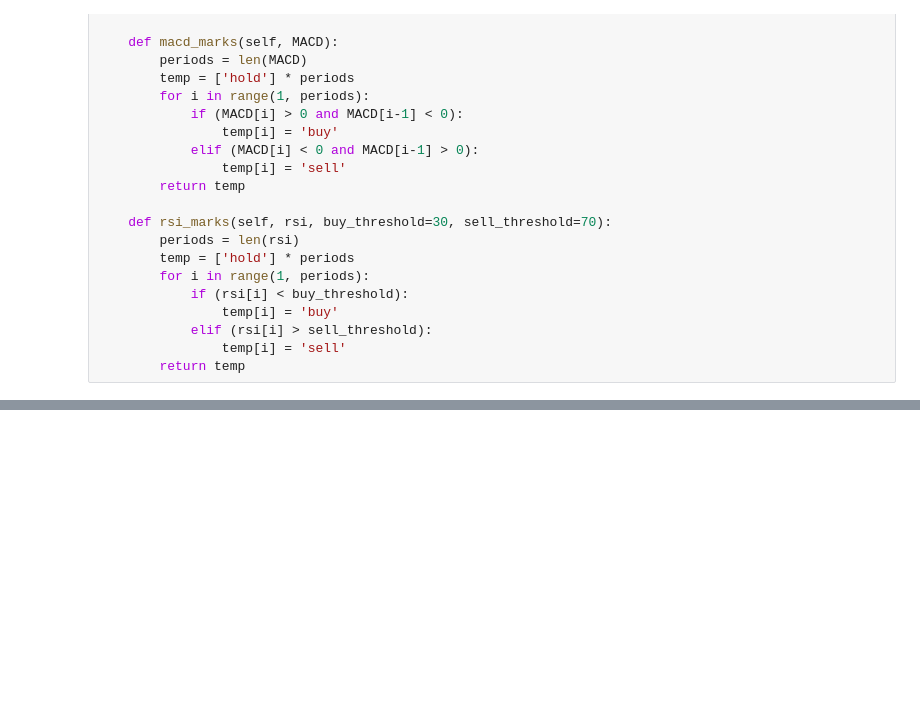
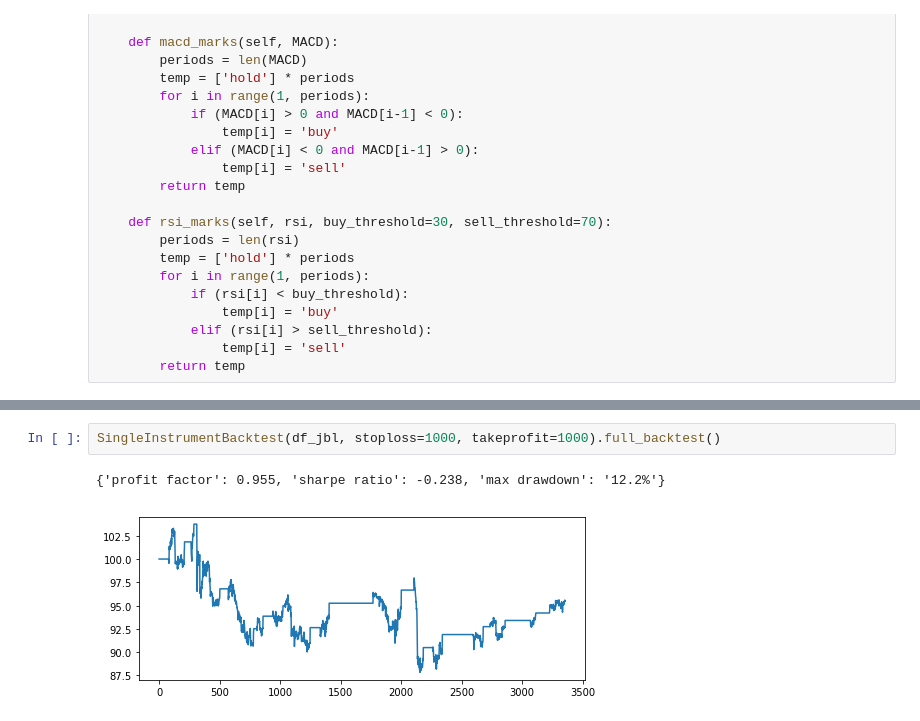
Before and after one commit to snp600/trading-alchemy, a Jupyter notebook: backtesting/demo.ipynb, the cells around one changed output, grey strips where cells are left out. Cells and saved outputs as stored; diff of their text form; blank space fills up the shorter version.

```diff
--- a/backtesting/demo.ipynb
+++ b/backtesting/demo.ipynb
@@ -176,0 +187,5 @@ test(df_nvda)
+# %%
+SingleInstrumentBacktest(df_jbl, stoploss=1000, takeprofit=1000).full_backtest()
+# %% [output]
+{'profit factor': 0.955, 'sharpe ratio': -0.238, 'max drawdown': '12.2%'}
+[figure, added]
```
Also changed, not shown: parts of 22 cells of this notebook.
